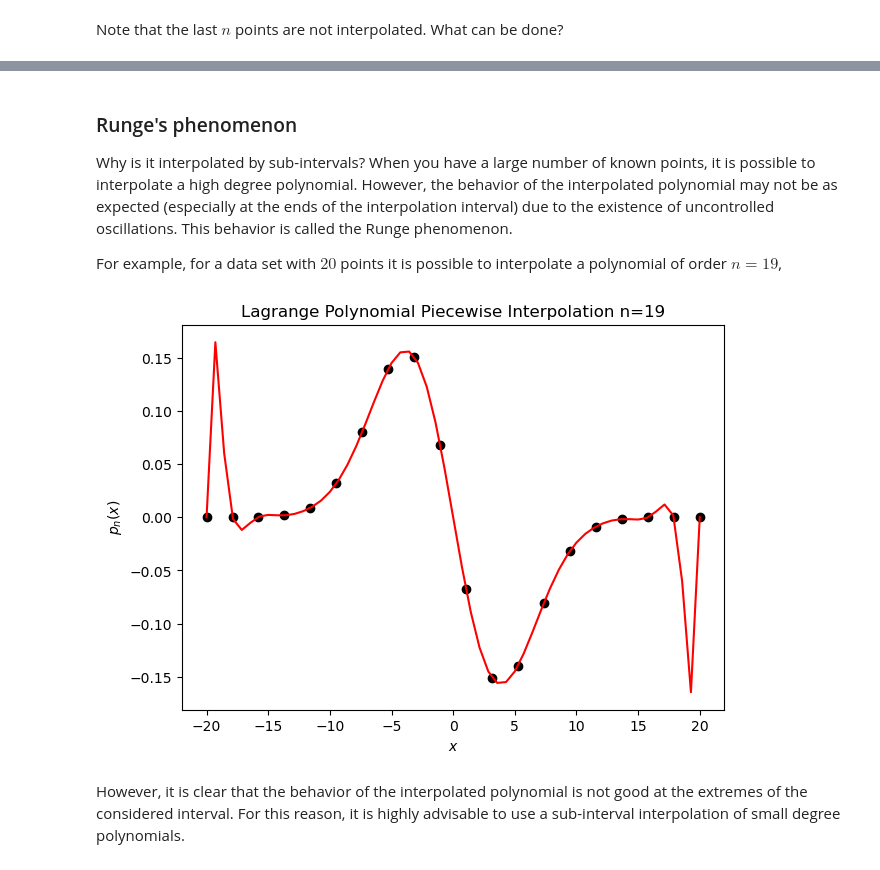
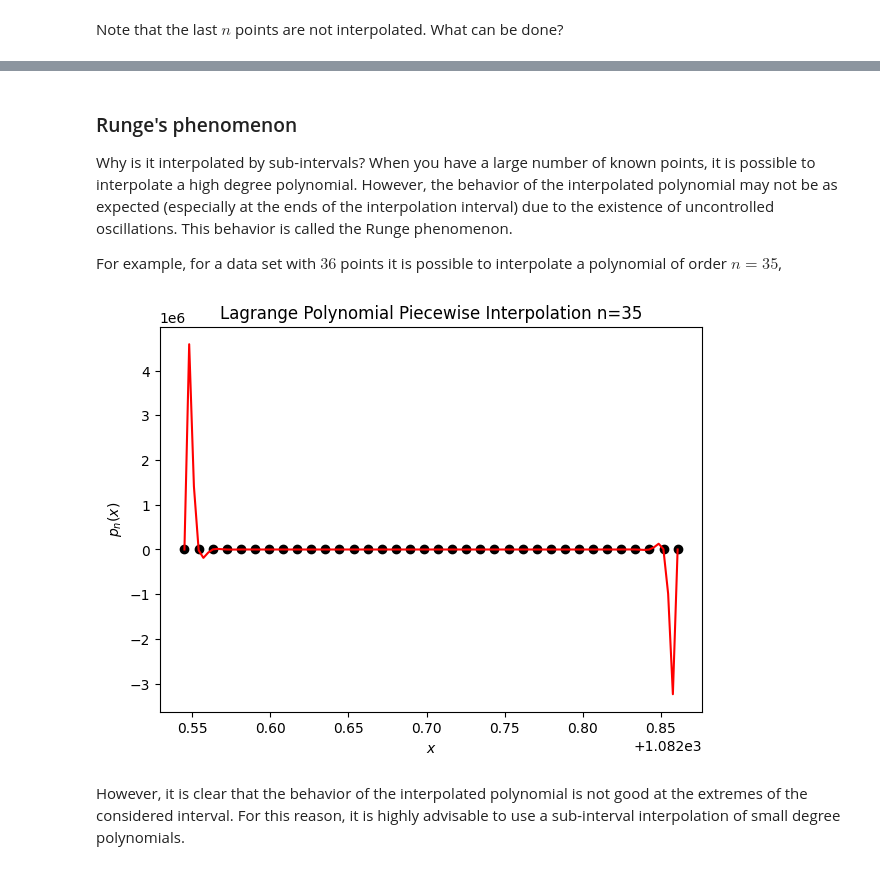
Before and after one commit to rifu-uni/comp-astrophysics-course, a Jupyter notebook: 01. Fundamental Algorithms /02. Interpolation/01. Interpolation.ipynb, the cells around one changed output, grey strips where cells are left out. Drawn from its saved outputs; the diff is of its cells as text; code cells hidden in the pictures.

```diff
--- a/01. Fundamental Algorithms /02. Interpolation/01. Interpolation.ipynb
+++ b/01. Fundamental Algorithms /02. Interpolation/01. Interpolation.ipynb
@@ -380,37 +380,37 @@ plt.show()
 
 Why is it interpolated by sub-intervals? When you have a large number of known points, it is possible to interpolate a high degree polynomial. However, the behavior of the interpolated polynomial may not be as expected (especially at the ends of the interpolation interval) due to the existence of uncontrolled oscillations. This behavior is called the Runge phenomenon.
 
-For example, for a data set with $20$ points it is possible to interpolate a polynomial of order $n=19$,
+For example, for a data set with $36$ points it is possible to interpolate a polynomial of order $n=35$,
 # %%
 import numpy as np
 import matplotlib.pyplot as plt
 import lagrangeInterpolation as lagi
 import sys
 
 # Reading the data
-data = np.loadtxt('data_points.txt', comments='#', delimiter=',')
+data = np.loadtxt('test_stokes_v.txt', comments='#', delimiter=',')
 x = data[:,0]
 f = data[:,1]
 
 N = len(x)
 
 # Higher Degree polynomial to be interpolated
 n = N-1
 
 plt.figure(figsize=(7,5))
 plt.title(f'Lagrange Polynomial Piecewise Interpolation n={n:.0f}')
 plt.scatter(x, f, color='black')
 
 #Interpolation of the higher degree polynomial
 x_int = np.linspace(x[0],x[N-1],3*n)
 y_int = lagi.p(x_int,x,f)
 plt.plot(x_int, y_int,'r')
 
 plt.xlabel(r'$x$')
 plt.ylabel(r'$p_n(x)$')
 plt.show()
 # %% [output]
-[figure, old version]
+[figure, new version]
 # %% [markdown]
 However, it is clear that the behavior of the interpolated polynomial is not good at the extremes of the considered interval. For this reason, it is highly advisable to use a sub-interval interpolation of small degree polynomials.
 # %% [markdown]
```
Also changed, not shown: parts of 7 cells of this notebook, 3 other files.
